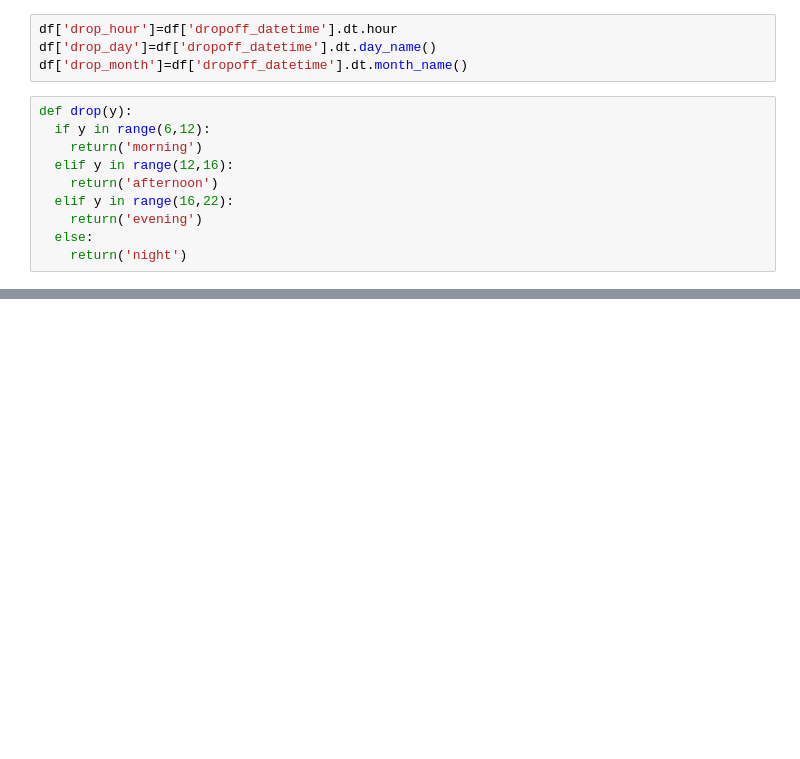
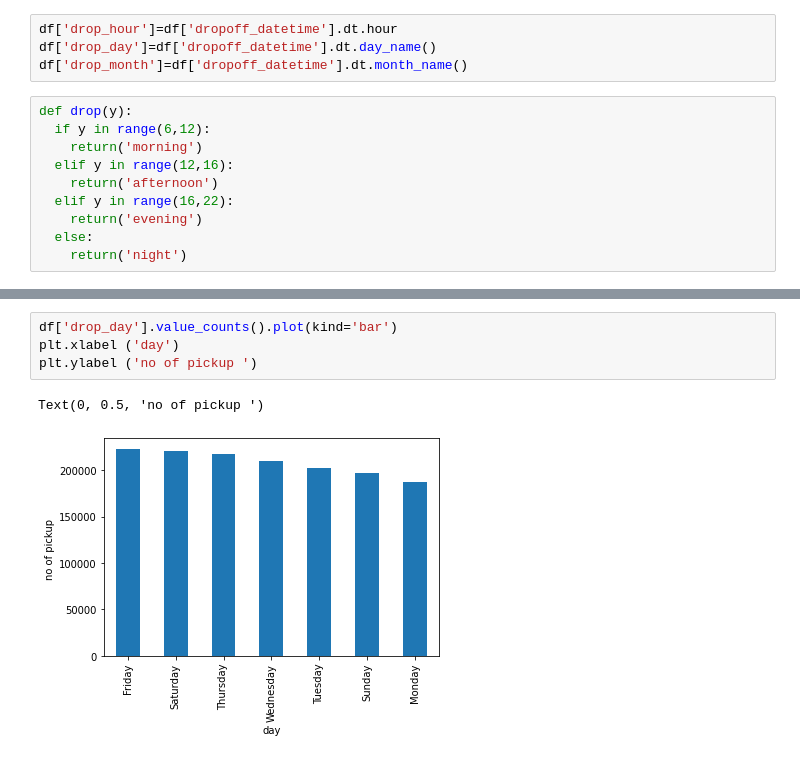
Before and after one commit to Gauravmehra1/NYCTaxiData.csv, a Jupyter notebook: Copy_of_NYC_Taxi_Trip_Time_Prediction_Capstone_Project.ipynb, the cells around one changed output, grey strips where cells are left out. Saved outputs shown, nothing was run; the diff lists cells and outputs as text; blank space fills up the shorter version.

```diff
--- a/Copy_of_NYC_Taxi_Trip_Time_Prediction_Capstone_Project.ipynb
+++ b/Copy_of_NYC_Taxi_Trip_Time_Prediction_Capstone_Project.ipynb
@@ -435,0 +460,7 @@ pd.concat([df['drop_date'],df['drop_day'],df['drop_hour'],df['drop_time'],df['dr
+# %%
+df['drop_day'].value_counts().plot(kind='bar')
+plt.xlabel ('day')
+plt.ylabel ('no of pickup ')
+# %% [output]
+Text(0, 0.5, 'no of pickup ')
+[figure, added]
```
Also changed, not shown: parts of 16 cells of this notebook.
